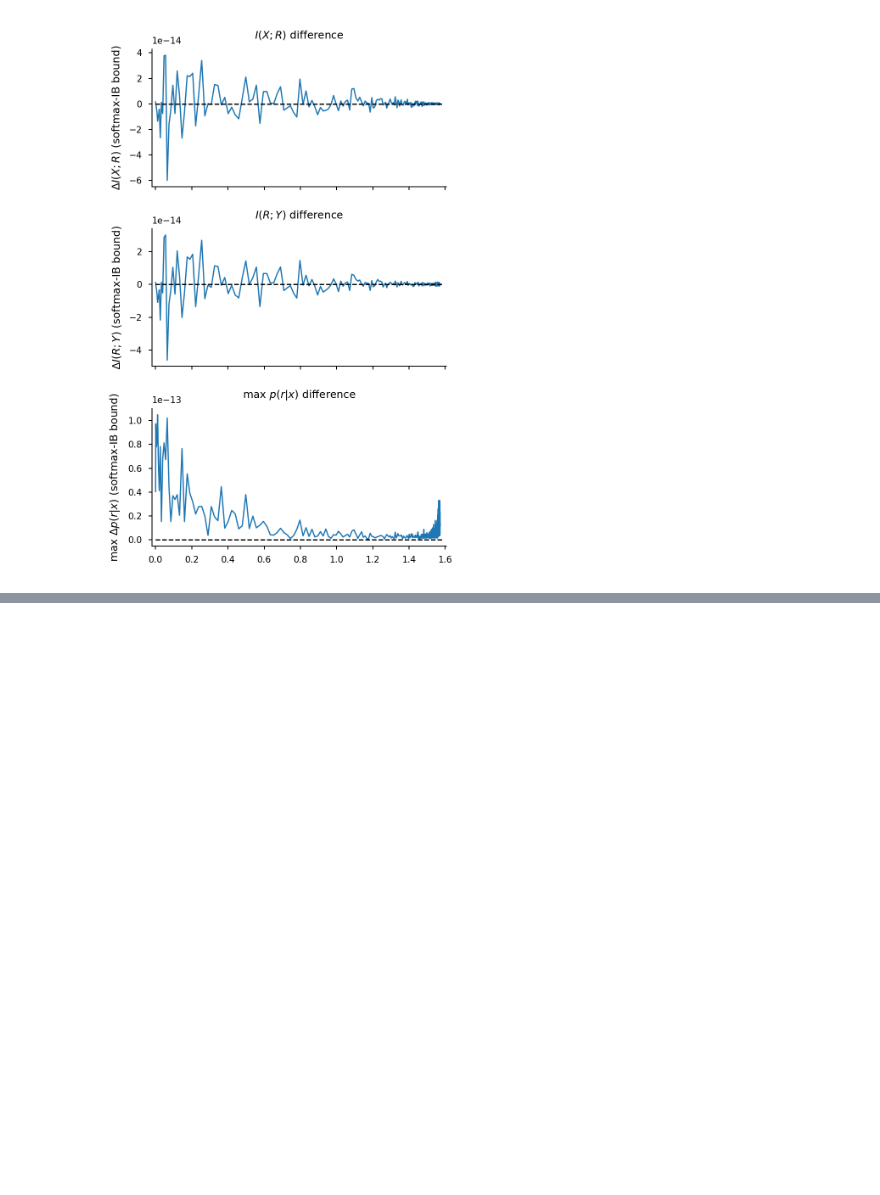
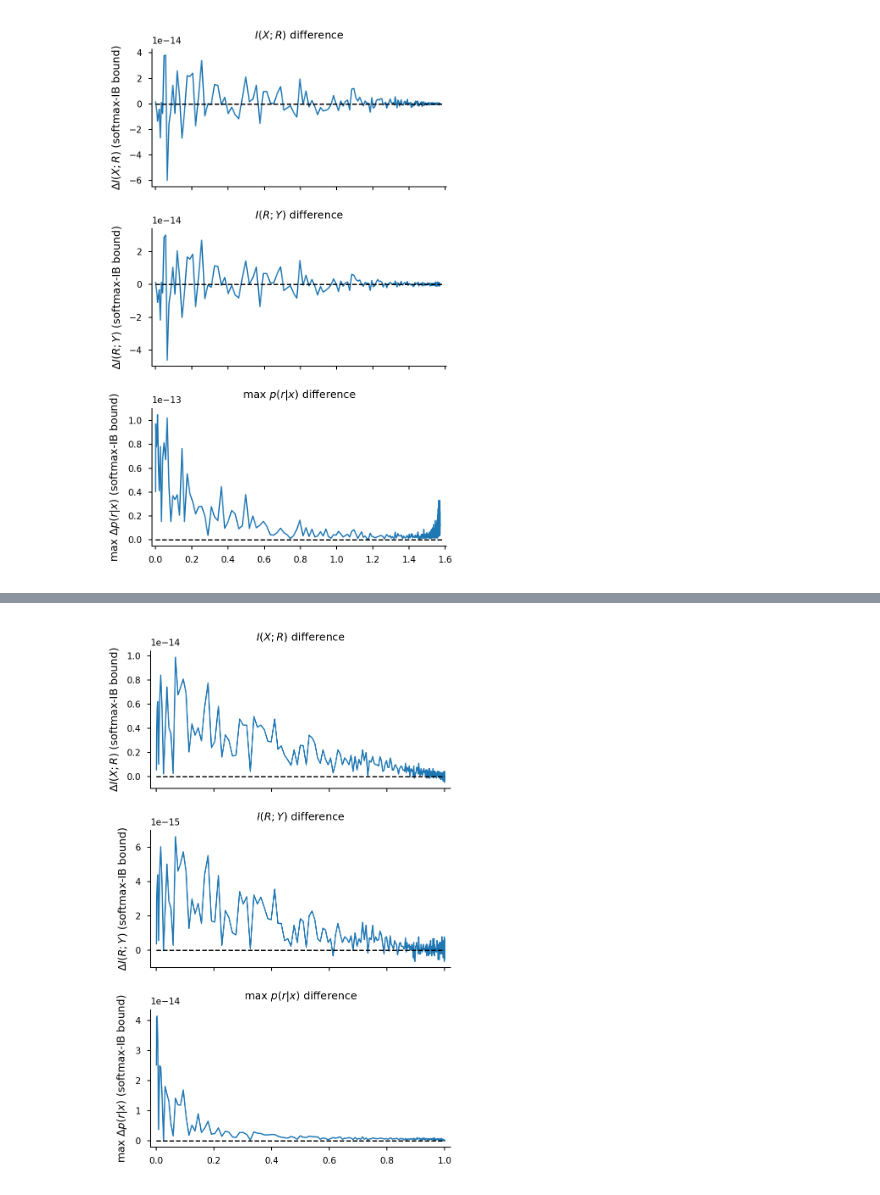
Before and after one commit to jacobaparker/human-inference-IB, a Jupyter notebook: mathappendix_analyses_figures.ipynb, the cells around one changed output, grey strips where cells are left out. Cells and saved outputs as stored; diff of their text form; code cells hidden in the pictures; blank space fills up the shorter version.

```diff
--- a/mathappendix_analyses_figures.ipynb
+++ b/mathappendix_analyses_figures.ipynb
@@ -441,0 +461,4 @@ savefig(fig, 'FigureB18/three-jar-beads_fully-opt_compare_softmax_soln_to_IB')
+# %%
+fig, axs = compare_softmax_to_IB(softmax_curve,IB_bound_softmaxinit)
+# %% [output]
+[figure, added]
```
Also changed, not shown: parts of 21 cells of this notebook, 50 other files.
